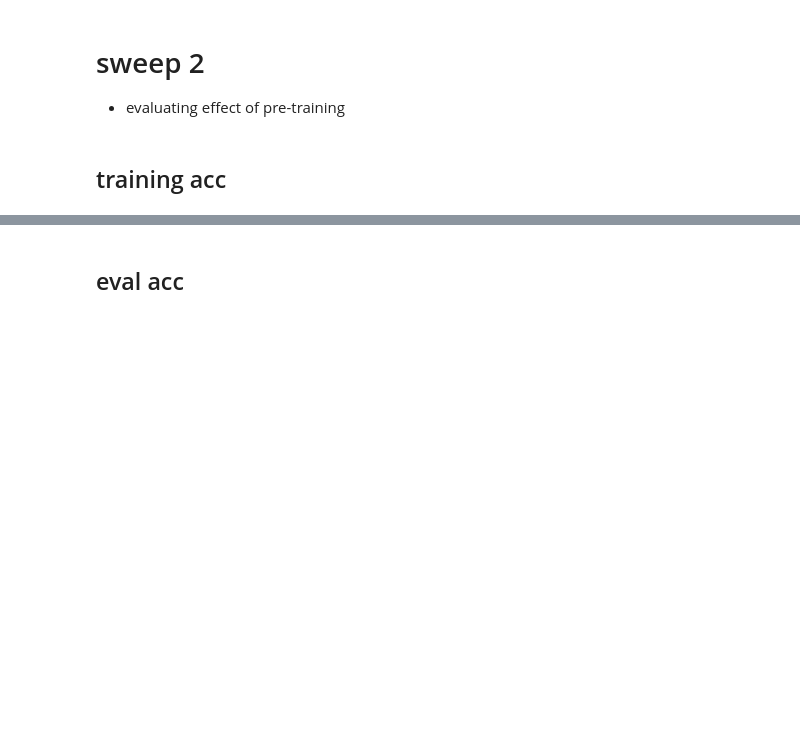
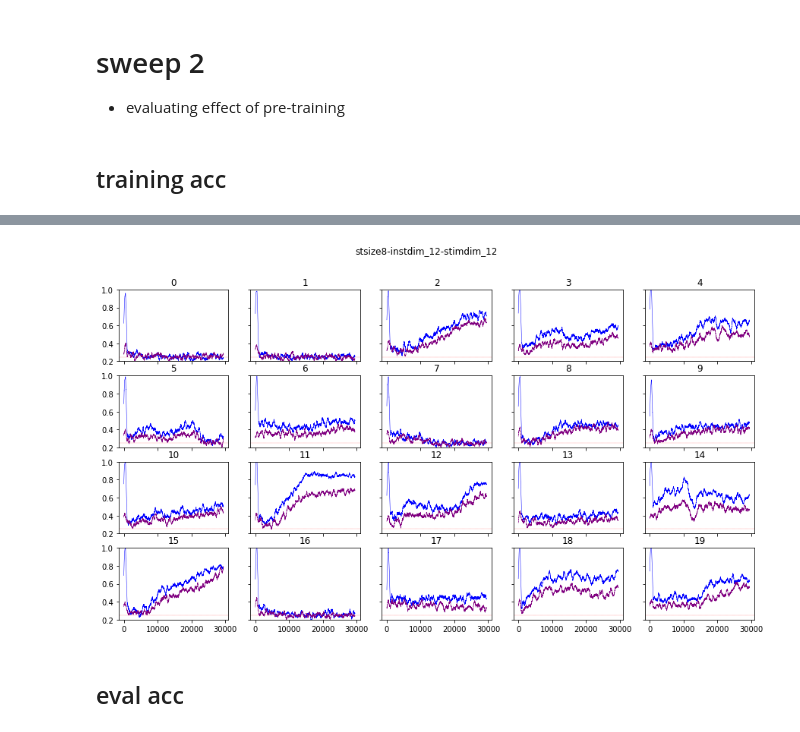
Before and after one commit to andrebeu/PM, a Jupyter notebook: amtask-barcode.ipynb, the cells around one changed output, grey strips where cells are left out. Drawn from its saved outputs; the diff is of its cells as text; code cells hidden in the pictures; blank space fills up the shorter version.

```diff
--- a/amtask-barcode.ipynb
+++ b/amtask-barcode.ipynb
@@ -78,3 +82,24 @@ for st in stsizeL:
+# %%
+''' plot individual subjects '''
+f=1
+nnets = 20
+for inst,stim,st in itertools.product(stimdimL,instdimL,stsizeL):
+  ## load group data
+  trsc = load_trsc_group(st,inst,stim,nnets=nnets,load_trsc_fn=load_trsc2)
+  plt.close('all')
+  fig,axarr = plt.subplots(4,5,figsize=(f*15,f*8),sharex=True,sharey=True);axarr=axarr.reshape(-1)
+  title = 'stsize%i-instdim_%i-stimdim_%i'%(st,inst,stim)
+  plt.suptitle(title)
+  ## loop plot for different subjects
+  for idx in range(nnets):
+    ax = axarr[idx]
+    ax.set_ylim(.2,1)
+    ax.set_title(idx)
+    ## plot group data
+    plt_trsc(ax,trsc[idx:idx+1])
+#   plt.savefig('figures/amtask-barcodes/tracc/'+'sweep2-pretrain-stsize%i-instdim_%i-stimdim_%i'%(st,inst,stim))
+# %% [output]
+[figure, added]
 # %% [markdown]
 
 ## eval acc
```
Also changed, not shown: parts of 19 cells of this notebook, 56 other files.
